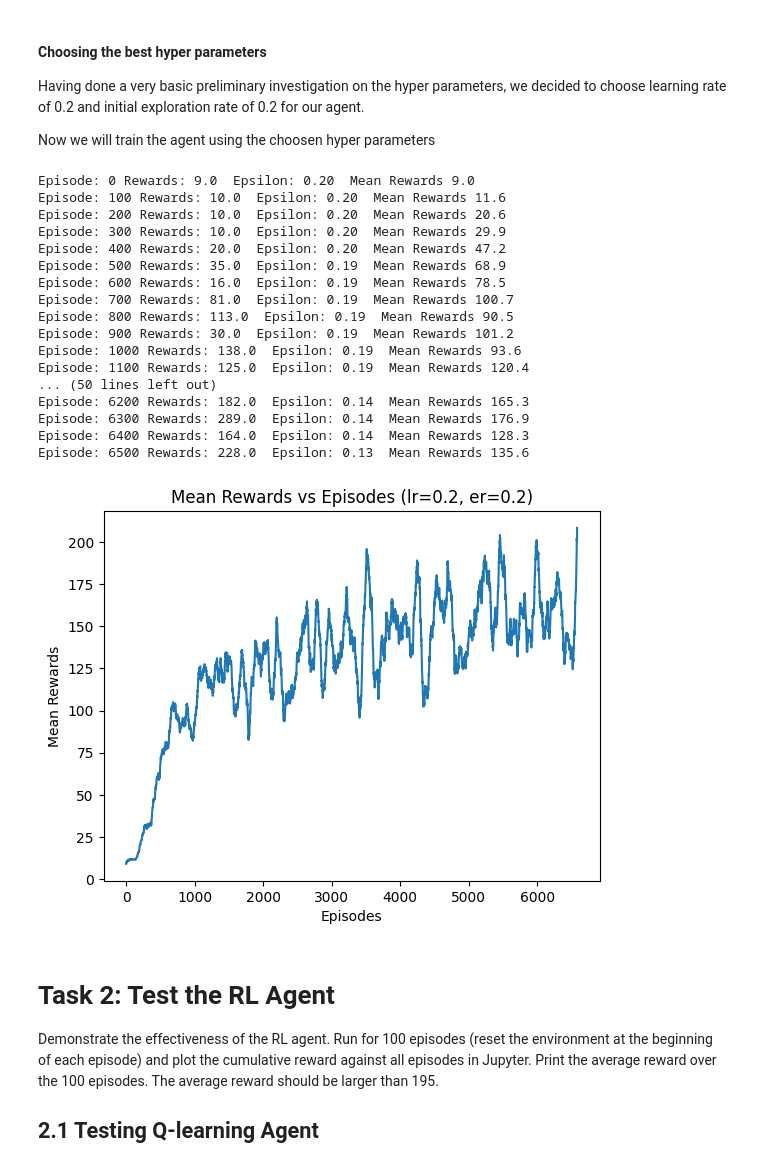
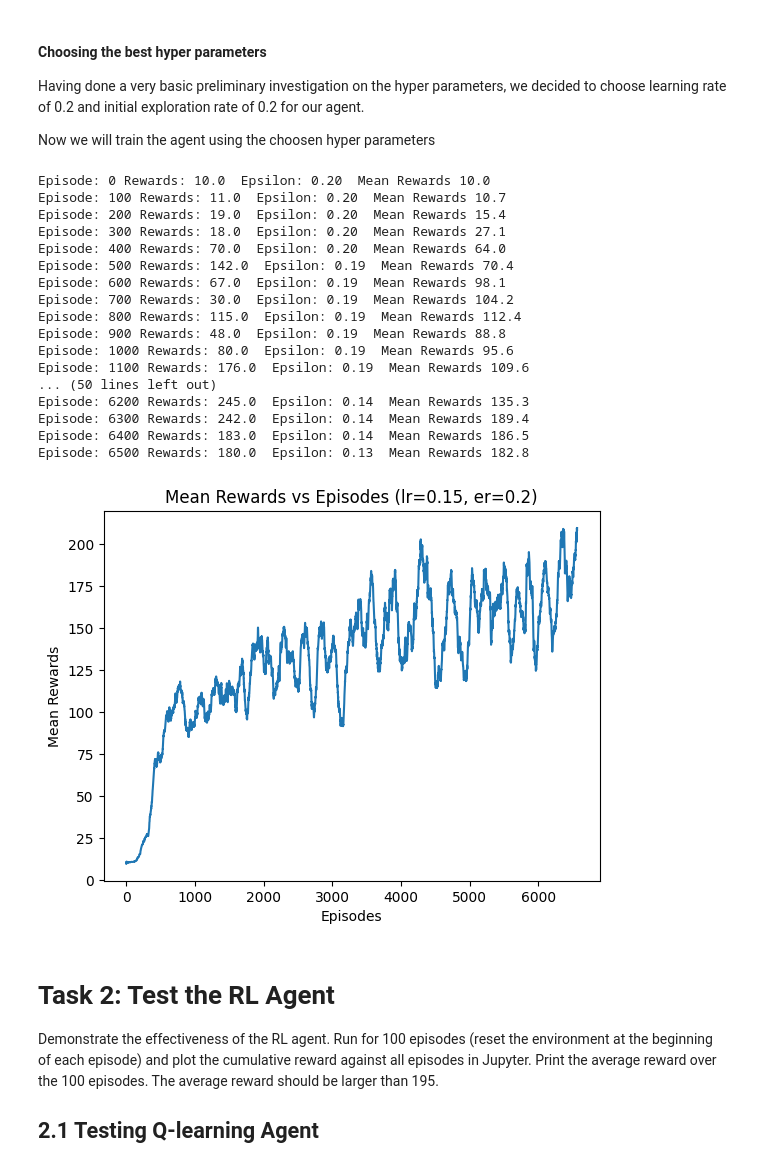
Before and after one commit to oscarqjh/SC3000-Projects, a Jupyter notebook: Project1/cartpole.ipynb, the cells around one changed output. Saved outputs shown, nothing was run; the diff lists cells and outputs as text; code cells hidden in the pictures.

```diff
--- a/Project1/cartpole.ipynb
+++ b/Project1/cartpole.ipynb
@@ -429,32 +434,33 @@ Having done a very basic preliminary investigation on the hyper parameters, we d
 
 Now we will train the agent using the choosen hyper parameters
 # %%
-# Train the agent with lr = 0.2 and er = 0.2
+# Train the agent with lr = 0.15 and er = 0.2
+env = gym.make('CartPole-v1')
 agent = QLearningAgent(env)
-agent.alpha = 0.2
+agent.alpha = 0.15
 agent.epsilon = 0.2
 agent.train(min_rewards=210, plot=True)
-plt.title(f'Mean Rewards vs Episodes (lr={0.2}, er={0.2})')
+plt.title(f'Mean Rewards vs Episodes (lr={agent.alpha}, er={0.2})')
 agent.save_model('cartpoleQLAgent.pkl')
 # %% [output]
-Episode: 0 Rewards: 9.0  Epsilon: 0.20  Mean Rewards 9.0
-Episode: 100 Rewards: 10.0  Epsilon: 0.20  Mean Rewards 11.6
-Episode: 200 Rewards: 10.0  Epsilon: 0.20  Mean Rewards 20.6
-Episode: 300 Rewards: 10.0  Epsilon: 0.20  Mean Rewards 29.9
-Episode: 400 Rewards: 20.0  Epsilon: 0.20  Mean Rewards 47.2
-Episode: 500 Rewards: 35.0  Epsilon: 0.19  Mean Rewards 68.9
-Episode: 600 Rewards: 16.0  Epsilon: 0.19  Mean Rewards 78.5
-Episode: 700 Rewards: 81.0  Epsilon: 0.19  Mean Rewards 100.7
-Episode: 800 Rewards: 113.0  Epsilon: 0.19  Mean Rewards 90.5
-Episode: 900 Rewards: 30.0  Epsilon: 0.19  Mean Rewards 101.2
-Episode: 1000 Rewards: 138.0  Epsilon: 0.19  Mean Rewards 93.6
-Episode: 1100 Rewards: 125.0  Epsilon: 0.19  Mean Rewards 120.4
+Episode: 0 Rewards: 10.0  Epsilon: 0.20  Mean Rewards 10.0
+Episode: 100 Rewards: 11.0  Epsilon: 0.20  Mean Rewards 10.7
+Episode: 200 Rewards: 19.0  Epsilon: 0.20  Mean Rewards 15.4
+Episode: 300 Rewards: 18.0  Epsilon: 0.20  Mean Rewards 27.1
+Episode: 400 Rewards: 70.0  Epsilon: 0.20  Mean Rewards 64.0
+Episode: 500 Rewards: 142.0  Epsilon: 0.19  Mean Rewards 70.4
+Episode: 600 Rewards: 67.0  Epsilon: 0.19  Mean Rewards 98.1
+Episode: 700 Rewards: 30.0  Epsilon: 0.19  Mean Rewards 104.2
+Episode: 800 Rewards: 115.0  Epsilon: 0.19  Mean Rewards 112.4
+Episode: 900 Rewards: 48.0  Epsilon: 0.19  Mean Rewards 88.8
+Episode: 1000 Rewards: 80.0  Epsilon: 0.19  Mean Rewards 95.6
+Episode: 1100 Rewards: 176.0  Epsilon: 0.19  Mean Rewards 109.6
 ... (50 lines left out)
-Episode: 6200 Rewards: 182.0  Epsilon: 0.14  Mean Rewards 165.3
-Episode: 6300 Rewards: 289.0  Epsilon: 0.14  Mean Rewards 176.9
-Episode: 6400 Rewards: 164.0  Epsilon: 0.14  Mean Rewards 128.3
-Episode: 6500 Rewards: 228.0  Epsilon: 0.13  Mean Rewards 135.6
+Episode: 6200 Rewards: 245.0  Epsilon: 0.14  Mean Rewards 135.3
+Episode: 6300 Rewards: 242.0  Epsilon: 0.14  Mean Rewards 189.4
+Episode: 6400 Rewards: 183.0  Epsilon: 0.14  Mean Rewards 186.5
+Episode: 6500 Rewards: 180.0  Epsilon: 0.13  Mean Rewards 182.8
-[figure, old version]
+[figure, new version]
 # %% [markdown]
 # Task 2: Test the RL Agent
 
```
Also changed, not shown: parts of 18 cells of this notebook, 4 other files.
